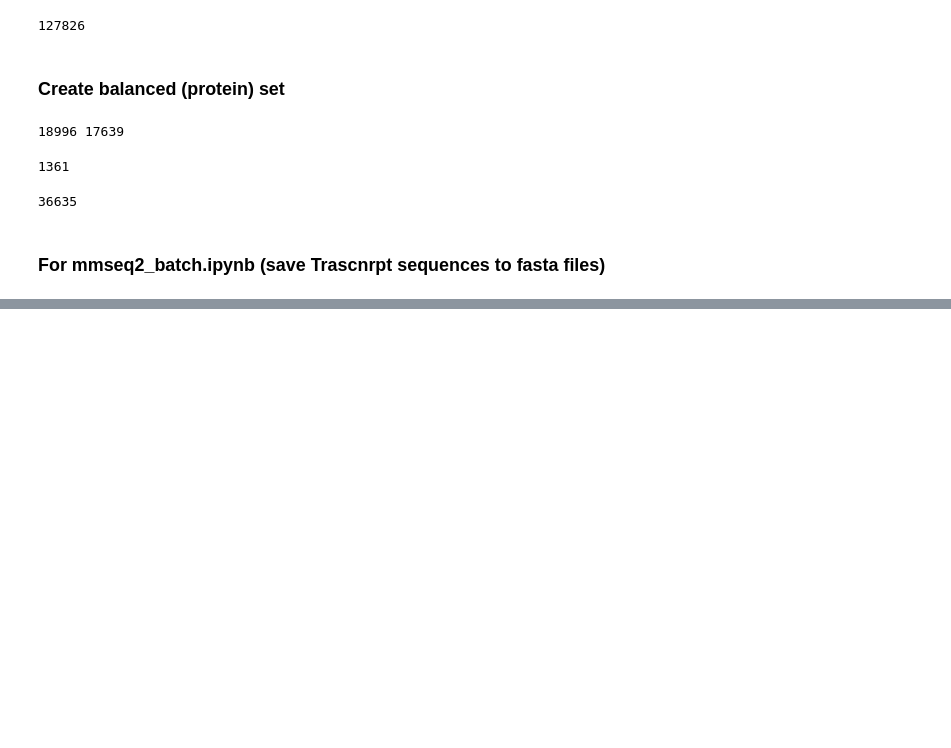
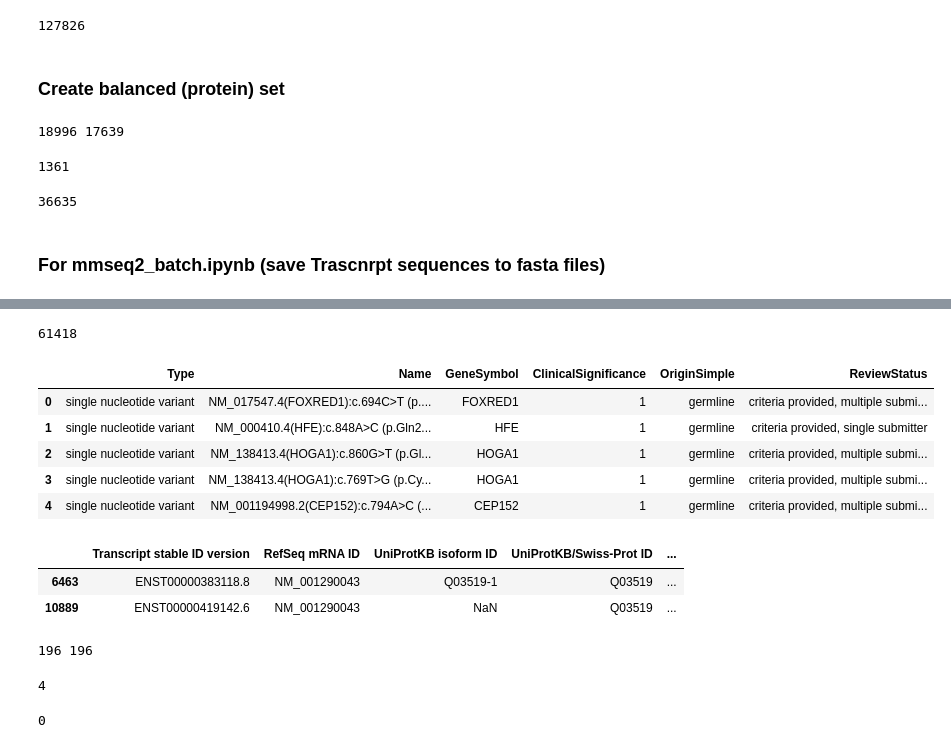
Before and after one commit to KonstantinaT/D2Deep, a Jupyter notebook: dataset.ipynb, the cells around one changed output, grey strips where cells are left out. Saved outputs shown, nothing was run; the diff lists cells and outputs as text; code cells hidden in the pictures; blank space fills up the shorter version.

```diff
--- a/dataset.ipynb
+++ b/dataset.ipynb
@@ -243,0 +1474,6 @@ for i in Tier_trancript_list:
+# %%
+path = "/content/drive/MyDrive/my_colab/*2ndYear/foldx/"
+filename = "variant_summary0222.txt"
+clinvar = pd.read_csv(path + filename, sep = '\t', usecols = ['Type', 'Name', 'GeneSymbol', 'ClinicalSignificance', 'OriginSimple', 'ReviewStatus']) #'Assembly', 'ClinSigSimple',
+
+clinvar = clinvar.drop_duplicates()
@@ -243,0 +1507,35 @@ for i in Tier_trancript_list:
+# %%
+clinvar_missense_nonsense_silent= clinvar.loc[(clinvar['Type'] == 'Variation') \
+                                | (clinvar['Type'] == 'single nucleotide variant') \
+                                | (clinvar['Type'] == 'protein only')]
+
+# keep only germline, one AA subtitution and confirmed
+germline_missense_nonsense_silent = clinvar_missense_nonsense_silent[clinvar_missense_nonsense_silent['OriginSimple']=='germline']
+germline_confirm = germline_missense_nonsense_silent.loc[(germline_missense_nonsense_silent['ReviewStatus'] == 'criteria provided, multiple submitters, no conflicts') \
+                              | (germline_missense_nonsense_silent['ReviewStatus'] == 'criteria provided, single submitter') \
+                              | (germline_missense_nonsense_silent['ReviewStatus'] == 'practice guideline') \
+                              | (germline_missense_nonsense_silent['ReviewStatus'] == 'reviewed by expert panel') ]
+germline_confirm = germline_confirm[germline_confirm['Name'].str.contains(r'\+') == False]
+germline_confirm = germline_confirm[germline_confirm['Name'].str.contains('-') == False]
+germline_confirm = germline_confirm[germline_confirm['Name'].str.contains('g') == False] # upstream variants
+germline_confirm = germline_confirm[germline_confirm['Name'].str.contains('p.') == True]
+germline_confirm_missense = germline_confirm[germline_confirm['Name'].str.contains('=') == False]
+germline_confirm_missense = germline_confirm_missense[germline_confirm_missense['Name'].str.contains('\+') == False]
+germline_confirm_missense = germline_confirm_missense[germline_confirm_missense['Name'].str.contains('\*') == False]
+# %%
+benign_deleterious= germline_confirm_missense.loc[(germline_confirm_missense['ClinicalSignificance'] == 'Pathogenic') \
+                              | (germline_confirm_missense['ClinicalSignificance'] == 'Pathogenic/Likely pathogenic') \
+                              | (germline_confirm_missense['ClinicalSignificance'] == 'Benign/Likely benign') \
+                              | (germline_confirm_missense['ClinicalSignificance'] == 'Benign') \
+                              | (germline_confirm_missense['ClinicalSignificance'] == 'Likely benign') \
+                              | (germline_confirm_missense['ClinicalSignificance'] == 'Benign, other') \
+                              | (germline_confirm_missense['ClinicalSignificance'] == 'Pathogenic/Likely pathogenic, risk factor') \
+                              | (germline_confirm_missense['ClinicalSignificance'] == 'Likely pathogenic, other') \
+                              | (germline_confirm_missense['ClinicalSignificance'] == 'Pathogenic, risk factor') \
+                              | (germline_confirm_missense['ClinicalSignificance'] == 'Pathogenic/Likely pathogenic, drug response') \
+                              | (germline_confirm_missense['ClinicalSignificance'] == 'Pathogenic, drug response') \
+                              | (germline_confirm_missense['ClinicalSignificance'] == 'Benign/Likely benign, other') ]
+
+# Rename categories Likely Pathogenic etc to either Pathogenic (1) or Benign (0)
+benign_deleterious['ClinicalSignificance'] = benign_deleterious['ClinicalSignificance'].replace(['Pathogenic','Pathogenic/Likely pathogenic', 'Pathogenic, risk factor', 'Likely pathogenic, other', 'Pathogenic/Likely pathogenic, drug response', 'Pathogenic, drug response' ], 1)
+benign_deleterious['ClinicalSignificance'] = benign_deleterious['ClinicalSignificance'].replace(['Benign/Likely benign', 'Benign', 'Likely benign', 'Benign/Likely benign, other', 'Benign, other' ], 0)
@@ -243,0 +1553,15 @@ for i in Tier_trancript_list:
+# %%
+len(benign_deleterious)
+# %% [output]
+61418
+# %%
+benign_deleterious = benign_deleterious.reset_index(drop=True)
+# %%
+benign_deleterious.head()
+# %% [output]
+|  | Type | Name | GeneSymbol | ClinicalSignificance | OriginSimple | ReviewStatus |
+| 0 | single nucleotide variant | NM_017547.4(FOXRED1):c.694C>T (p.... | FOXRED1 | 1 | germline | criteria provided, multiple submi... |
+| 1 | single nucleotide variant | NM_000410.4(HFE):c.848A>C (p.Gln2... | HFE | 1 | germline | criteria provided, single submitter |
+| 2 | single nucleotide variant | NM_138413.4(HOGA1):c.860G>T (p.Gl... | HOGA1 | 1 | germline | criteria provided, multiple submi... |
+| 3 | single nucleotide variant | NM_138413.4(HOGA1):c.769T>G (p.Cy... | HOGA1 | 1 | germline | criteria provided, multiple submi... |
+| 4 | single nucleotide variant | NM_001194998.2(CEP152):c.794A>C (... | CEP152 | 1 | germline | criteria provided, multiple submi... |
@@ -243,0 +1601,6 @@ for i in Tier_trancript_list:
+# %%
+mart_temp
+# %% [output]
+|  | Transcript stable ID version | RefSeq mRNA ID | UniProtKB isoform ID | UniProtKB/Swiss-Prot ID | ... |
+| 6463 | ENST00000383118.8 | NM_001290043 | Q03519-1 | Q03519 | ... |
+| 10889 | ENST00000419142.6 | NM_001290043 | NaN | Q03519 | ... |
@@ -243,0 +1747,8 @@ for i in Tier_trancript_list:
+# %%
+print(len(isoform_uniprot), len(sequence))
+# %% [output]
+196 196
+# %%
+len(indices_to_excl)
+# %% [output]
+4
@@ -243,0 +1757,6 @@ for i in Tier_trancript_list:
+# %%
+benign_deleterious_missense = benign_deleterious_missense.drop(benign_deleterious_missense.index[indices_to_excl])
+benign_deleterious_missense['mut_sequence'] = sequence # Mutated sequence
+benign_deleterious_missense['uniprot'] = isoform_uniprot
+# %% [output]
+0
```
Also changed, not shown: parts of 124 cells of this notebook.
